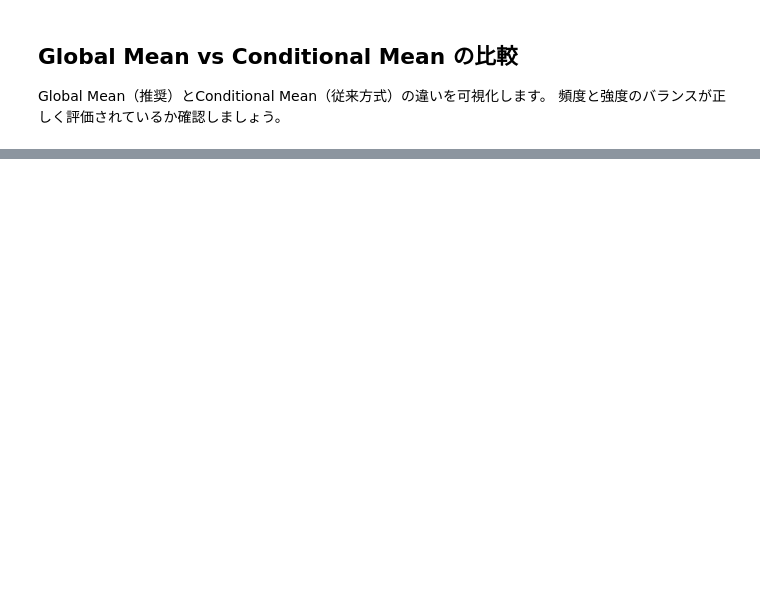
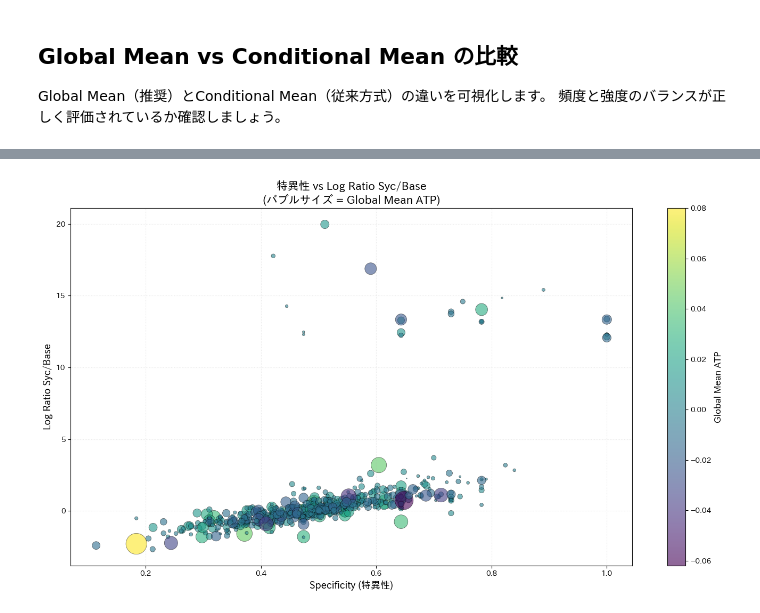
Before and after one commit to Itsuki966/sae_shap, a Jupyter notebook: attribution_patching_analysis.ipynb, the cells around one changed output, grey strips where cells are left out. Drawn from its saved outputs; the diff is of its cells as text; code cells hidden in the pictures; blank space fills up the shorter version.

```diff
--- a/attribution_patching_analysis.ipynb
+++ b/attribution_patching_analysis.ipynb
@@ -242,0 +327,36 @@ print(f"  フィルタ済: {output_path.replace('.csv', '_filtered.csv')}")
+# %%
+# 散布図の作成
+fig, ax = plt.subplots(figsize=(14, 8))
+
+# バブルサイズの設定（Global Mean ATPの絶対値を使用）
+bubble_sizes = np.abs(df_plot_data['Conditional_Mean_ATP']) * 10000  # スケーリング係数は調整可能
+
+# 散布図
+scatter = ax.scatter(
+    df_plot_data['Specificity'],
+    df_plot_data['Log Ratio Syc/Base'],
+    s=bubble_sizes,
+    c=df_plot_data['Conditional_Mean_ATP'],
+    cmap='viridis',
+    alpha=0.6,
+    edgecolors='black',
+    linewidth=0.5
+)
+
+# カラーバー
+cbar = plt.colorbar(scatter, ax=ax)
+cbar.set_label('Global Mean ATP', fontsize=12)
+
+# ラベルとタイトル
+ax.set_xlabel('Specificity (特異性)', fontsize=13)
+ax.set_ylabel('Log Ratio Syc/Base', fontsize=13)
+ax.set_title('特異性 vs Log Ratio Syc/Base\n(バブルサイズ = Global Mean ATP)', fontsize=15, fontweight='bold')
+
+# グリッド
+ax.grid(True, alpha=0.3, linestyle=':')
+
+# レイアウト調整
+plt.tight_layout()
+plt.show()
+# %% [output]
+[figure, added]
```
Also changed, not shown: parts of 15 cells of this notebook.
